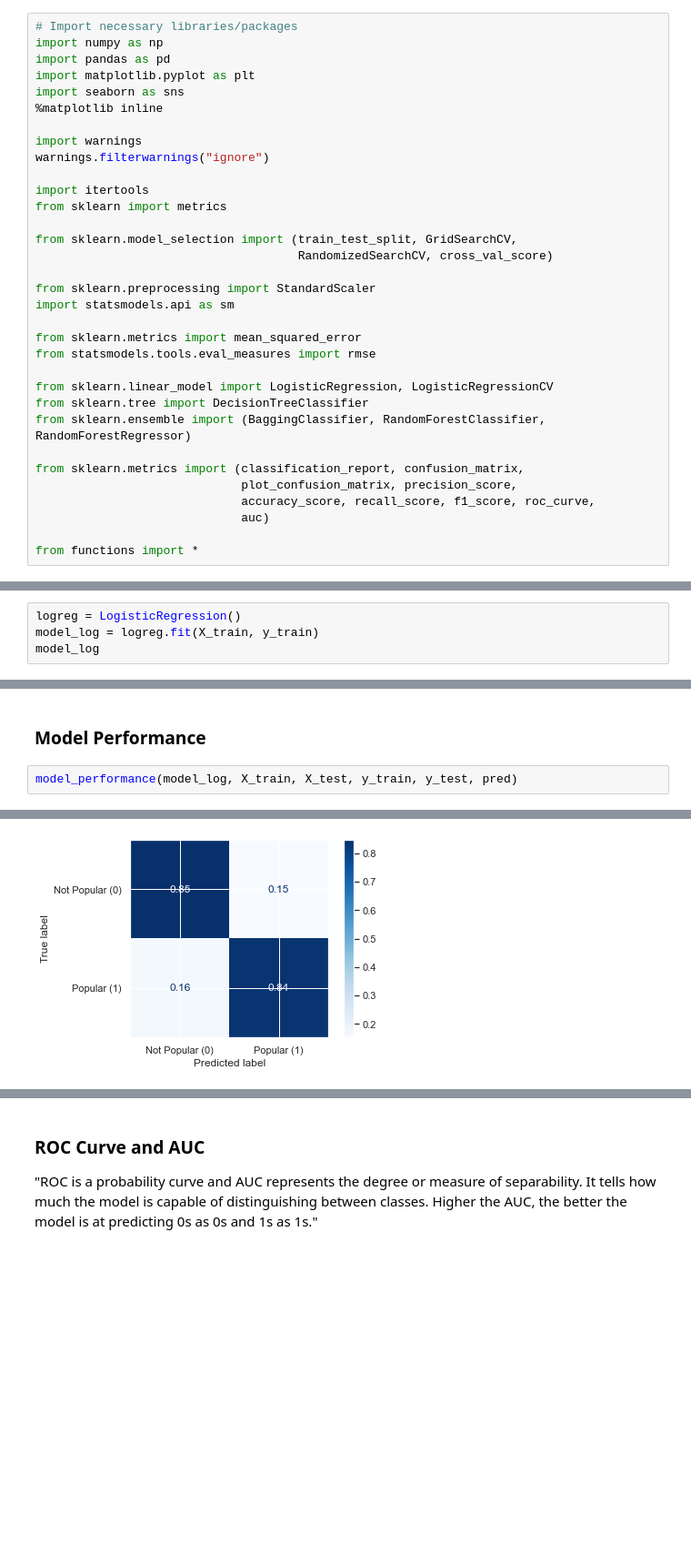
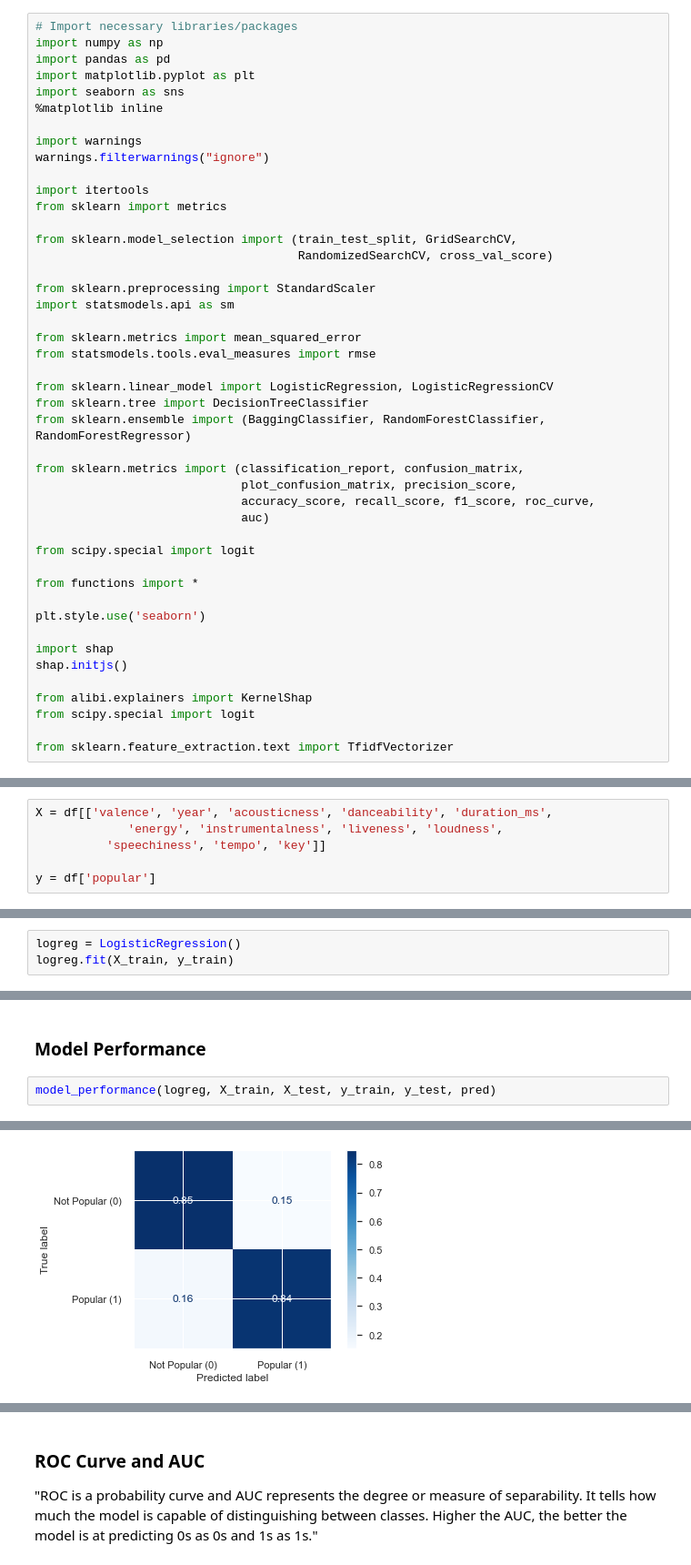
Before and after one commit to data-gab/Song-Popularity-Prediction, a Jupyter notebook: NOTEBOOKS/Classification Models-SCALED.ipynb, the cells around one changed output, grey strips where cells are left out. Shown at 91% size. Saved outputs shown, nothing was run; the diff lists cells and outputs as text; blank space fills up the shorter version.

```diff
--- a/NOTEBOOKS/Classification Models-SCALED.ipynb
+++ b/NOTEBOOKS/Classification Models-SCALED.ipynb
@@ -34,4 +34,16 @@ from sklearn.metrics import (classification_report, confusion_matrix,
                              accuracy_score, recall_score, f1_score, roc_curve,
                              auc)
 
+from scipy.special import logit
+
 from functions import *
+
+plt.style.use('seaborn')
+
+import shap
+shap.initjs()
+
+from alibi.explainers import KernelShap
+from scipy.special import logit
+
+from sklearn.feature_extraction.text import TfidfVectorizer
@@ -145,3 +157,9 @@ y = df['popular']
+# %%
+X = df[['valence', 'year', 'acousticness', 'danceability', 'duration_ms',
+             'energy', 'instrumentalness', 'liveness', 'loudness',
+          'speechiness', 'tempo', 'key']]
+
+y = df['popular']
 # %% [markdown]
 ### Train Test Split
 # %%
@@ -172,7 +190,6 @@ X_train.describe()
 ### Instantiate classifier and fit
 # %%
 logreg = LogisticRegression()
-model_log = logreg.fit(X_train, y_train)
-model_log
+logreg.fit(X_train, y_train)
 # %% [output]
 LogisticRegression()
@@ -206,27 +232,27 @@ pred = logreg.predict(X_test)
 # %% [markdown]
 ### Model Performance
 # %%
-model_performance(model_log, X_train, X_test, y_train, y_test, pred)
+model_performance(logreg, X_train, X_test, y_train, y_test, pred)
 # %% [output]
 Classification Report
                precision    recall  f1-score   support
 
  Not Popular       0.85      0.85      0.85     22069
      Popular       0.84      0.84      0.84     20595
 
     accuracy                           0.84     42664
    macro avg       0.84      0.84      0.84     42664
 weighted avg       0.84      0.84      0.84     42664
 
 
 
 ----------------------------------------------------------
 Training Accuracy Score: 84.42%
 Testing Accuracy Score: 84.2%
 Accuracy: 84.2%
 
 
 ----------------------------------------------------------
-[figure, old version]
+[figure, new version]
 # %% [markdown]
 Notes:
```
Also changed, not shown: parts of 51 cells of this notebook, 11 other files.
